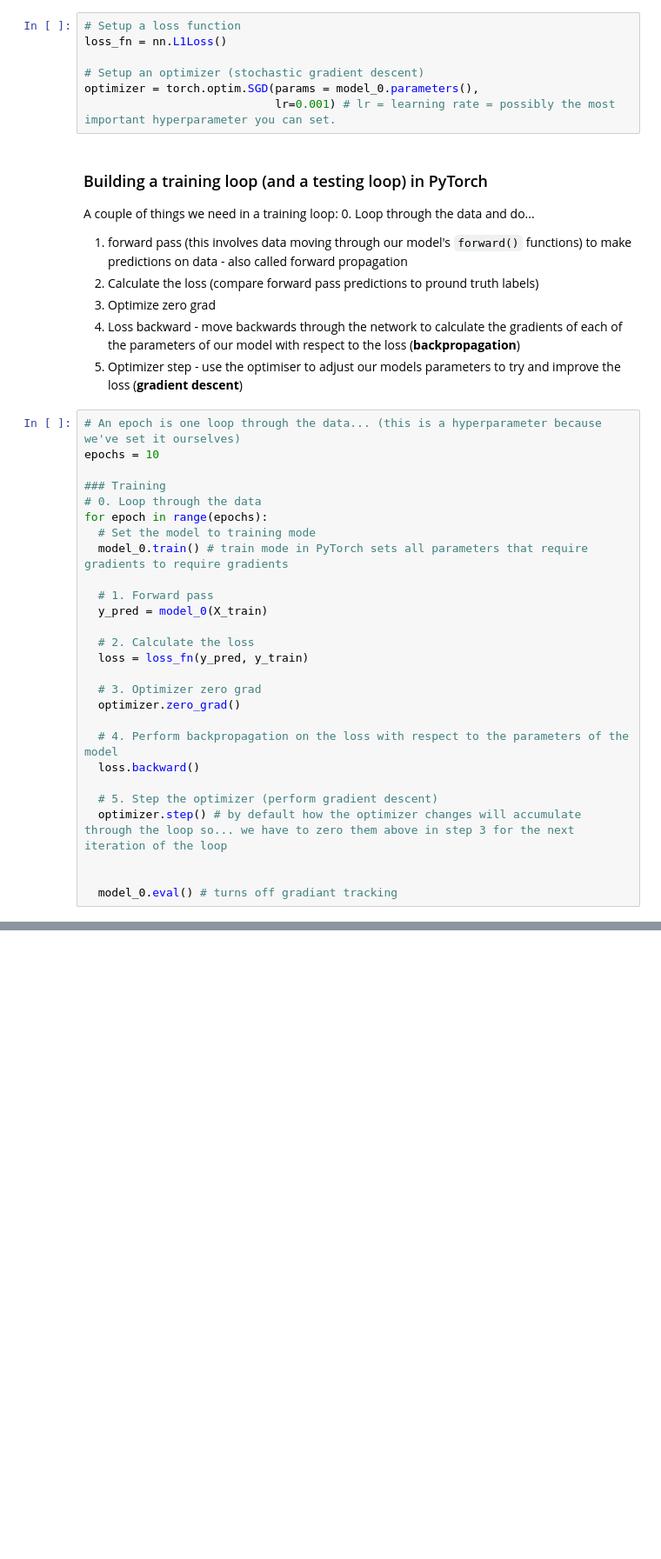
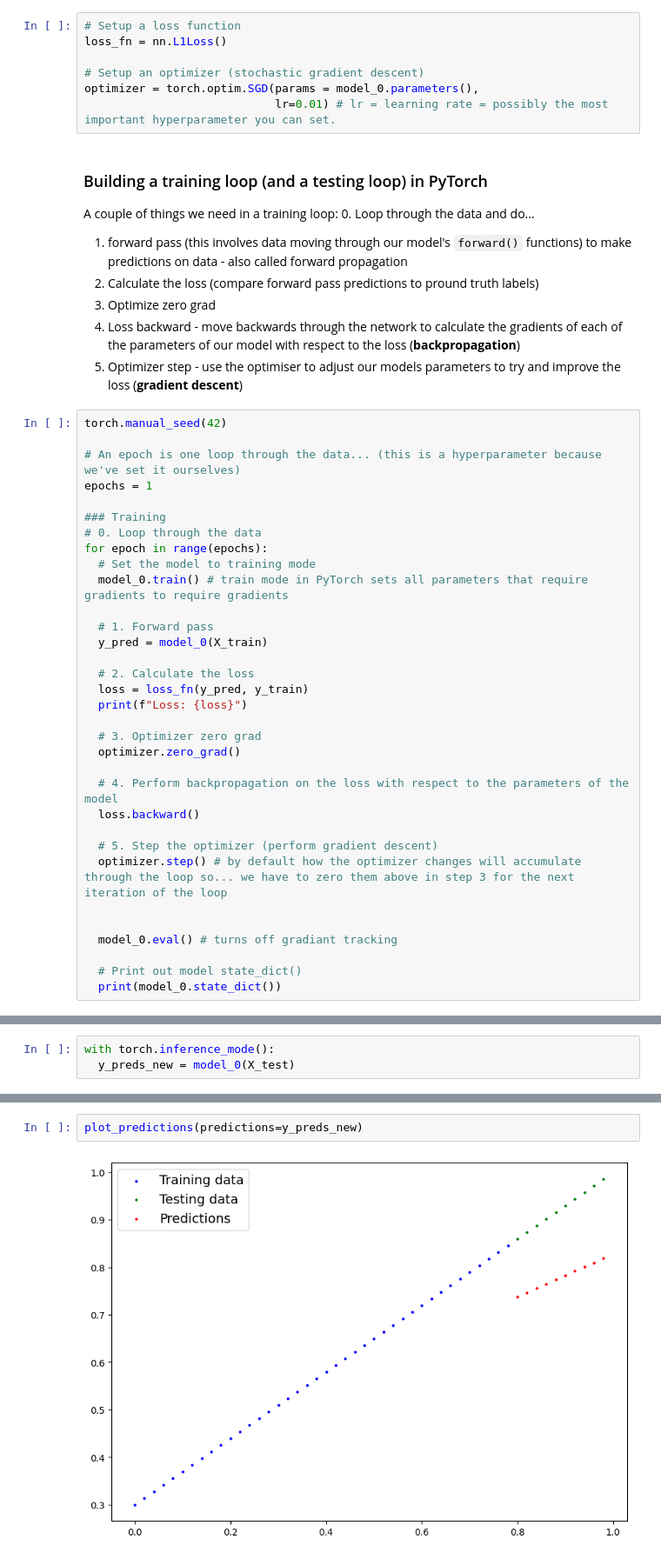
Before and after one commit to Nameless8243/PyTorch_DL, a Jupyter notebook: 01_pytorch_workflow.ipynb, the cells around one changed output, grey strips where cells are left out. Shown at 87% size. Saved outputs shown, nothing was run; the diff lists cells and outputs as text; blank space fills up the shorter version.

```diff
--- a/01_pytorch_workflow.ipynb
+++ b/01_pytorch_workflow.ipynb
@@ -277,7 +281,7 @@ loss_fn = nn.L1Loss()
 
 # Setup an optimizer (stochastic gradient descent)
 optimizer = torch.optim.SGD(params = model_0.parameters(),
-                            lr=0.001) # lr = learning rate = possibly the most important hyperparameter you can set.
+                            lr=0.01) # lr = learning rate = possibly the most important hyperparameter you can set.
 # %% [markdown]
 ### Building a training loop (and a testing loop) in PyTorch
 
@@ -289,8 +293,10 @@ A couple of things we need in a training loop:
 4. Loss backward - move backwards through the network to calculate the gradients of each of the parameters of our model with respect to the loss (**backpropagation**)
 5. Optimizer step - use the optimiser to adjust our models parameters to try and improve the loss (**gradient descent**)
 # %%
+torch.manual_seed(42)
+
 # An epoch is one loop through the data... (this is a hyperparameter because we've set it ourselves)
-epochs = 10
+epochs = 1
 
 ### Training
 # 0. Loop through the data
@@ -303,6 +309,7 @@ for epoch in range(epochs):
 
   # 2. Calculate the loss
   loss = loss_fn(y_pred, y_train)
+  print(f"Loss: {loss}")
 
   # 3. Optimizer zero grad
   optimizer.zero_grad()
@@ -315,3 +322,6 @@ for epoch in range(epochs):
 
 
   model_0.eval() # turns off gradiant tracking
+
+  # Print out model state_dict()
+  print(model_0.state_dict())
@@ -319,0 +331,3 @@ for epoch in range(epochs):
+# %%
+with torch.inference_mode():
+  y_preds_new = model_0(X_test)
@@ -319,0 +346,4 @@ for epoch in range(epochs):
+# %%
+plot_predictions(predictions=y_preds_new)
+# %% [output]
+[figure, added]
```
Also changed, not shown: parts of 7 cells of this notebook.
